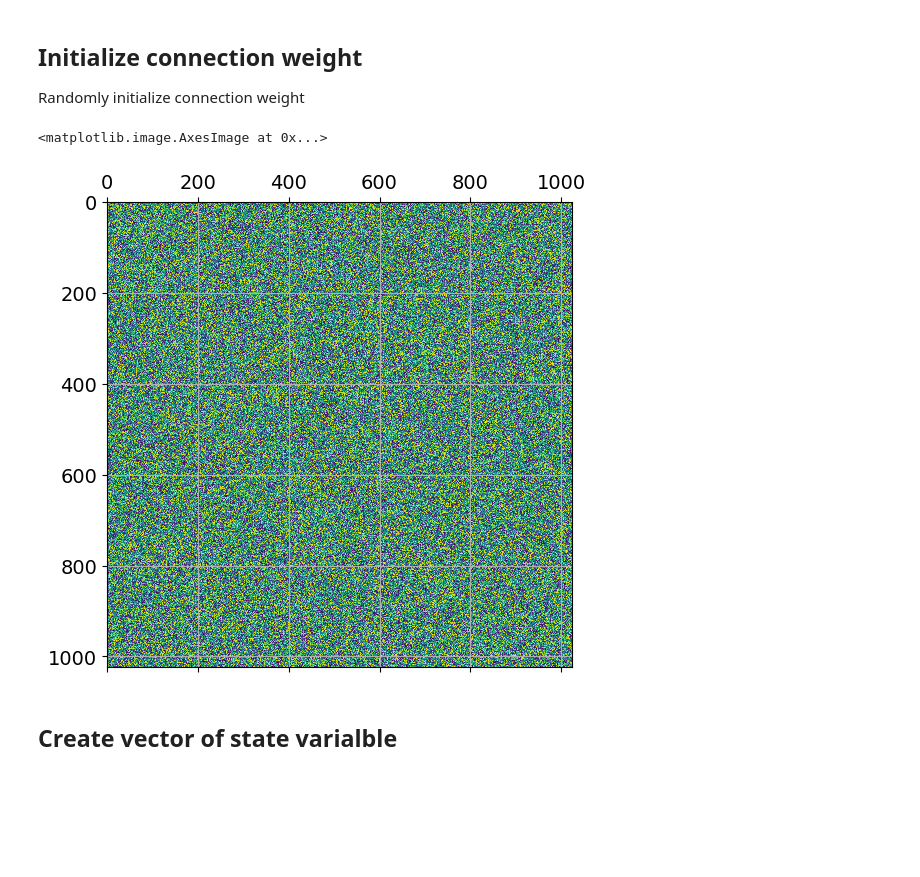
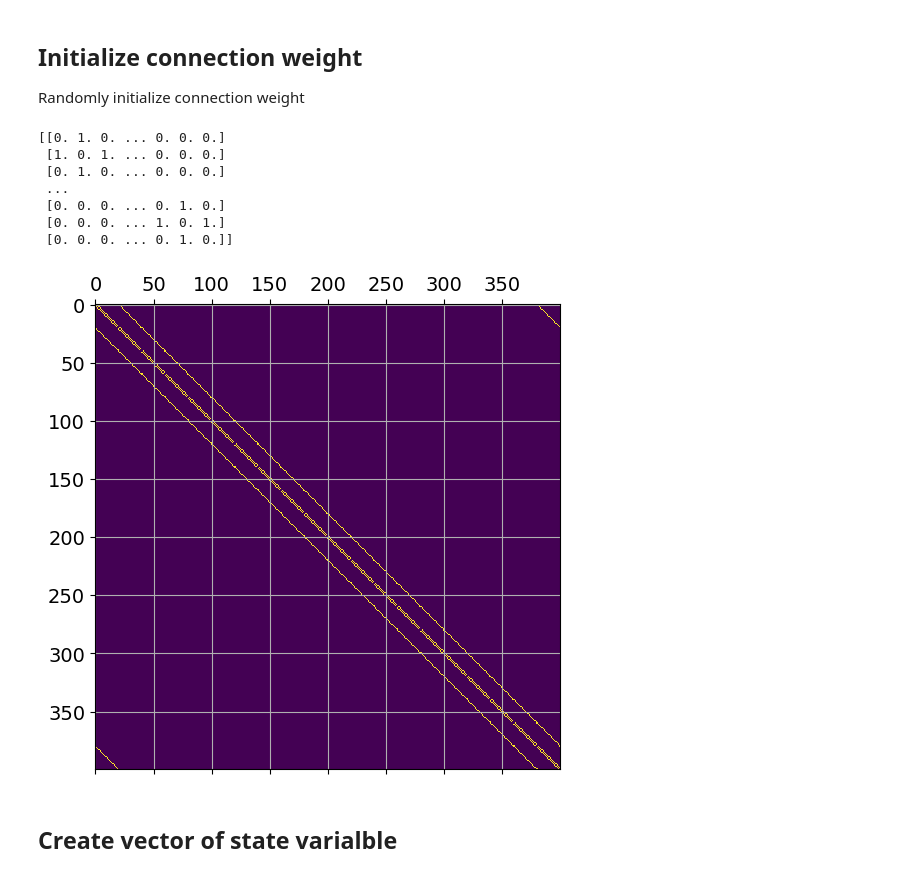
Before and after one commit to bahmanravaei/Ising-oneDimensionalSequential, a Jupyter notebook: Simulated_DA_Paper.ipynb, the cells around one changed output. Cells and saved outputs as stored; diff of their text form; code cells hidden in the pictures; blank space fills up the shorter version.

```diff
--- a/Simulated_DA_Paper.ipynb
+++ b/Simulated_DA_Paper.ipynb
@@ -58,21 +62,55 @@ plt.show()
 ## Initialize connection weight
 
 Randomly initialize connection weight
-# %%
-
-def initW(minW, maxW,L):
-  W=randint(minW, maxW, size=(L,L))
-
-  return W/10.0
-
-minW=-200
-maxW=200
-W = initW(minW, maxW, L)
-W.shape
-plt.matshow(W)
-# %% [output]
-<matplotlib.image.AxesImage at 0x...>
-[figure, removed]
+# %%
+
+def initWV2(minW, maxW,L):  #set the weight randomly between minW/10 to maxW/10 (Consider a mesh structure, But we can Consider other structure and change the weight)
+  W=np.zeros((L,L))
+  #W=randint(minW, maxW, size=(L,L))
+  for i in range(Lsqrt):
+    for j in range(Lsqrt):
+      #W[i*Lsqrt+j][((i-1)%Lsqrt)*Lsqrt+(j)]=randint(minW, maxW)
+      W[i*Lsqrt+j][((i+1)%Lsqrt)*Lsqrt+(j)]=randint(minW, maxW)
+      W[((i+1)%Lsqrt)*Lsqrt+(j)][i*Lsqrt+j]=W[i*Lsqrt+j][((i+1)%Lsqrt)*Lsqrt+(j)]
+      #W[i*Lsqrt+j][(i)*Lsqrt+((j-1)%Lsqrt)]=randint(minW, maxW)
+      W[i*Lsqrt+j][(i)*Lsqrt+((j+1)%Lsqrt)]=randint(minW, maxW)
+      W[(i)*Lsqrt+((j+1)%Lsqrt)][i*Lsqrt+j]=W[i*Lsqrt+j][(i)*Lsqrt+((j+1)%Lsqrt)]
+
+
+  return W/10.0
+
+def initW(L):    #set all the weight to 1 (Consider a mesh structure, But we can Consider other structure and change the weight)
+  W=np.zeros((L,L))
+  #W=randint(minW, maxW, size=(L,L))
+  for i in range(Lsqrt):
+    for j in range(Lsqrt):
+      W[i*Lsqrt+j][((i-1)%Lsqrt)*Lsqrt+(j)]=1
+      W[i*Lsqrt+j][((i+1)%Lsqrt)*Lsqrt+(j)]=1
+      W[i*Lsqrt+j][(i)*Lsqrt+((j-1)%Lsqrt)]=1
+      W[i*Lsqrt+j][(i)*Lsqrt+((j+1)%Lsqrt)]=1
+
+  return W
+
+
+
+
+minW=-200
+maxW=200
+#W = initWV2(minW, maxW, L)
+
+W = initW(L)
+
+plt.matshow(W)
+print(W)
+# %% [output]
+[[0. 1. 0. ... 0. 0. 0.]
+ [1. 0. 1. ... 0. 0. 0.]
+ [0. 1. 0. ... 0. 0. 0.]
+ ...
+ [0. 0. 0. ... 0. 1. 0.]
+ [0. 0. 0. ... 1. 0. 1.]
+ [0. 0. 0. ... 0. 1. 0.]]
+[figure, added]
 # %% [markdown]
 ## Create vector of state varialble
 # %%
```
Also changed, not shown: parts of 15 cells of this notebook.
